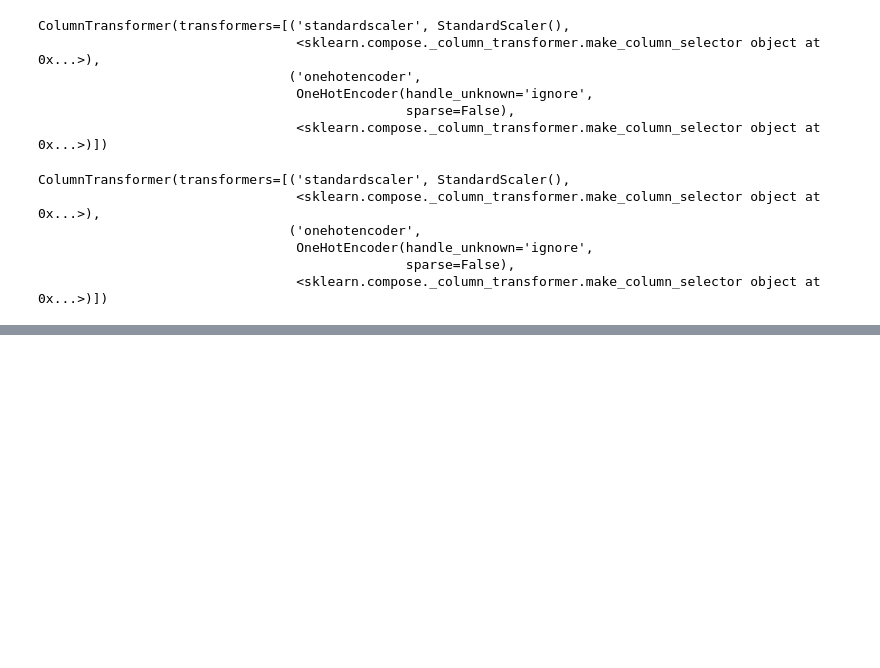
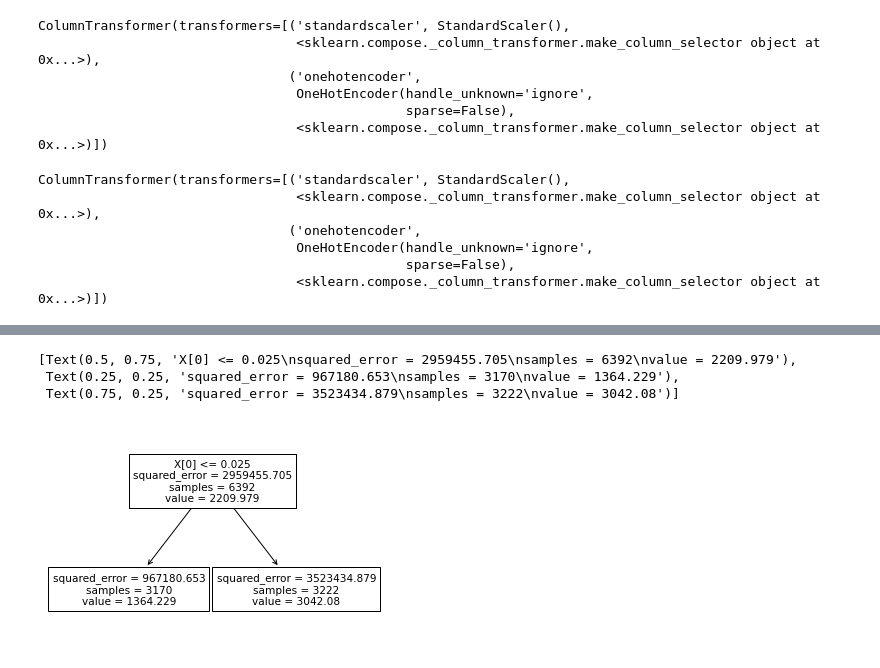
Before and after one commit to acafiero/sales-predictions, a Jupyter notebook: Cafiero_Project_1.ipynb, the cells around one changed output, grey strips where cells are left out. Saved outputs shown, nothing was run; the diff lists cells and outputs as text; code cells hidden in the pictures; blank space fills up the shorter version.

```diff
--- a/Cafiero_Project_1.ipynb
+++ b/Cafiero_Project_1.ipynb
@@ -469,0 +523,9 @@ array([[ 1.82810922,  1.32784893,  0.        , ...,  0.        ,
+# %%
+d_tree = DecisionTreeRegressor(max_depth=1)
+d_tree_pipe = make_pipeline(preprocessor, d_tree)
+d_tree_pipe.fit(X_train, y_train)
+
+print('Training')
+evaluate_regression(y_train, d_tree_pipe.predict(X_train))
+print('Testing')
+evaluate_regression(y_test, d_tree_pipe.predict(X_test))
@@ -469,0 +543,7 @@ array([[ 1.82810922,  1.32784893,  0.        , ...,  0.        ,
+# %%
+plot_tree(d_tree)
+# %% [output]
+[Text(0.5, 0.75, 'X[0] <= 0.025\nsquared_error = 2959455.705\nsamples = 6392\nvalue = 2209.979'),
+ Text(0.25, 0.25, 'squared_error = 967180.653\nsamples = 3170\nvalue = 1364.229'),
+ Text(0.75, 0.25, 'squared_error = 3523434.879\nsamples = 3222\nvalue = 3042.08')]
+[figure, added]
```
Also changed, not shown: parts of 26 cells of this notebook.
